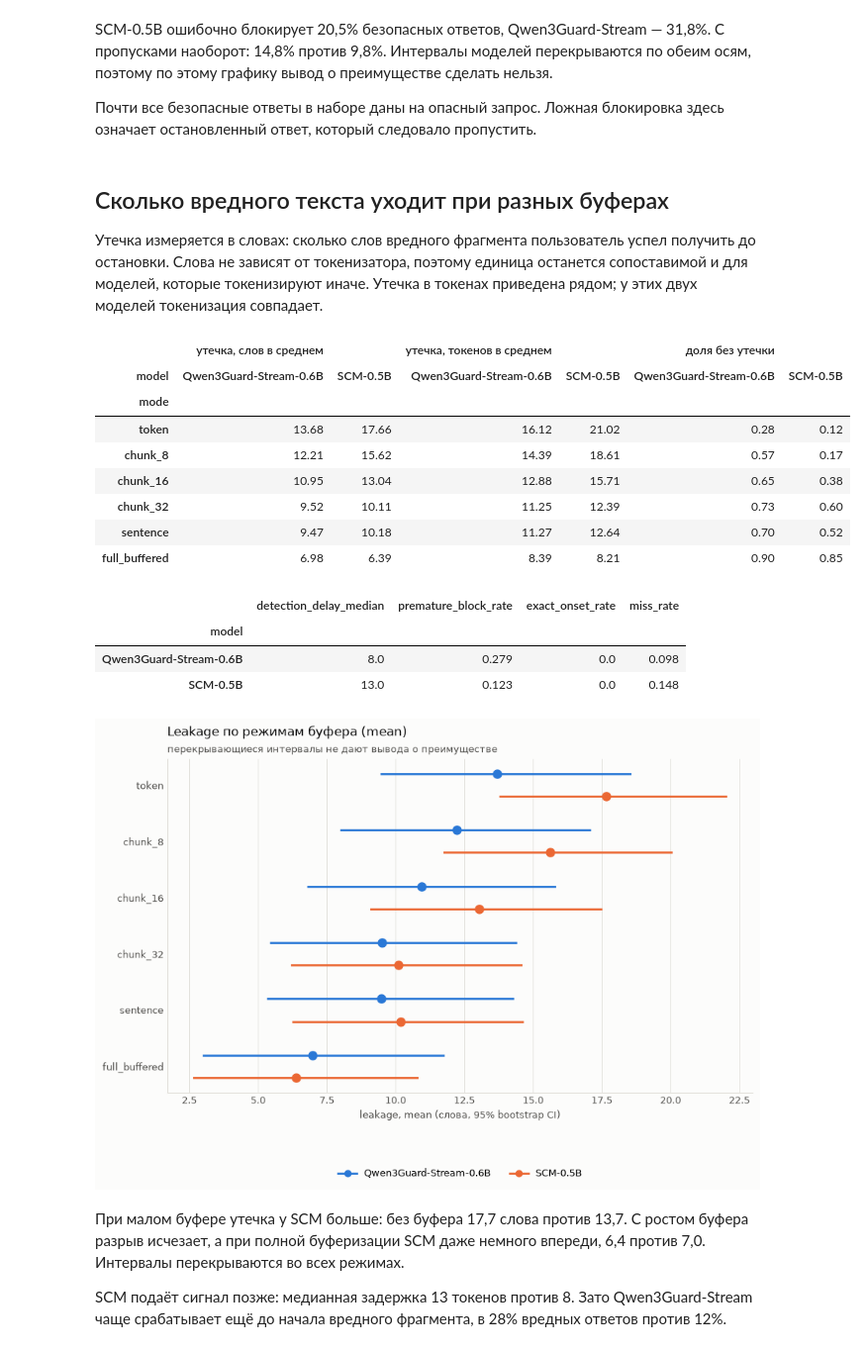
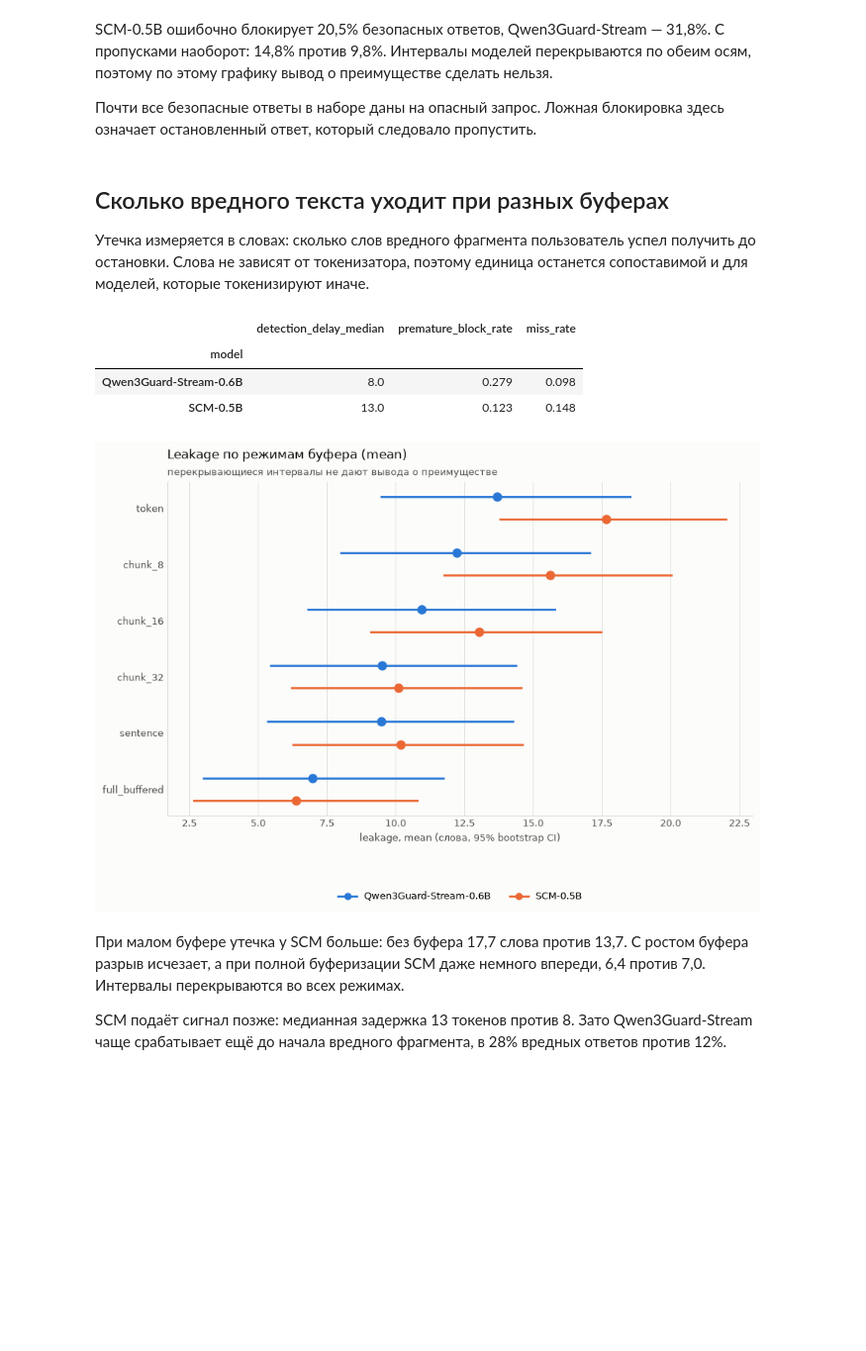
Before and after one commit to ZinewVova/Streaming-Guardrails, a Jupyter notebook: notebooks/06_model_comparison.ipynb, the cells around one changed output. Shown at 99% size. Drawn from its saved outputs; the diff is of its cells as text; code cells hidden in the pictures; blank space fills up the shorter version.

```diff
--- a/notebooks/06_model_comparison.ipynb
+++ b/notebooks/06_model_comparison.ipynb
@@ -80,49 +80,26 @@ SCM-0.5B ошибочно блокирует 20,5% безопасных отве
 # %% [markdown]
 ## Сколько вредного текста уходит при разных буферах
 
-Утечка измеряется в словах: сколько слов вредного фрагмента пользователь успел получить до остановки. Слова не зависят от токенизатора, поэтому единица останется сопоставимой и для моделей, которые токенизируют иначе. Утечка в токенах приведена рядом; у этих двух моделей токенизация совпадает.
+Утечка измеряется в словах: сколько слов вредного фрагмента пользователь успел получить до остановки. Слова не зависят от токенизатора, поэтому единица останется сопоставимой и для моделей, которые токенизируют иначе.
 # %%
 streaming = pd.concat(
     [compute_streaming_metrics(item.results).assign(model=item.name) for item in runs],
     ignore_index=True,
 )
 order = [mode for mode in plots.MODE_ORDER if mode in set(streaming["mode"])]
 names = [item.name for item in runs]
 
 
-def by_mode(column):
-    return streaming.pivot(index="mode", columns="model", values=column).loc[order, names]
-
-
-display(
-    pd.concat(
-        {
-            "утечка, слов в среднем": by_mode("leakage_words_mean"),
-            "утечка, токенов в среднем": by_mode("leakage_mean"),
-            "доля без утечки": by_mode("zero_leakage_rate"),
-        },
-        axis=1,
-    ).round(2)
-)
 timing = streaming.drop_duplicates("model").set_index("model")[
-    ["detection_delay_median", "premature_block_rate", "exact_onset_rate", "miss_rate"]
+    ["detection_delay_median", "premature_block_rate", "miss_rate"]
 ]
 display(timing.round(3))
 figure = plots.plot_model_leakage(streaming, statistic="mean", unit="words")
 # %% [output]
-|  | утечка, слов в среднем |  | утечка, токенов в среднем |  | доля без утечки |  |
-| model | Qwen3Guard-Stream-0.6B | SCM-0.5B | Qwen3Guard-Stream-0.6B | SCM-0.5B | Qwen3Guard-Stream-0.6B | SCM-0.5B |
-| mode |  |  |  |  |  |  |
-| token | 13.68 | 17.66 | 16.12 | 21.02 | 0.28 | 0.12 |
-| chunk_8 | 12.21 | 15.62 | 14.39 | 18.61 | 0.57 | 0.17 |
-| chunk_16 | 10.95 | 13.04 | 12.88 | 15.71 | 0.65 | 0.38 |
-| chunk_32 | 9.52 | 10.11 | 11.25 | 12.39 | 0.73 | 0.60 |
-| sentence | 9.47 | 10.18 | 11.27 | 12.64 | 0.70 | 0.52 |
-| full_buffered | 6.98 | 6.39 | 8.39 | 8.21 | 0.90 | 0.85 |
+|  | detection_delay_median | premature_block_rate | miss_rate |
+| model |  |  |  |
+| Qwen3Guard-Stream-0.6B | 8.0 | 0.279 | 0.098 |
+| SCM-0.5B | 13.0 | 0.123 | 0.148 |
-|  | detection_delay_median | premature_block_rate | exact_onset_rate | miss_rate |
-| model |  |  |  |  |
-| Qwen3Guard-Stream-0.6B | 8.0 | 0.279 | 0.0 | 0.098 |
-| SCM-0.5B | 13.0 | 0.123 | 0.0 | 0.148 |
 [figure]
 # %% [markdown]
 При малом буфере утечка у SCM больше: без буфера 17,7 слова против 13,7. С ростом буфера разрыв исчезает, а при полной буферизации SCM даже немного впереди, 6,4 против 7,0. Интервалы перекрываются во всех режимах.
```
Also changed, not shown: parts of 7 cells of this notebook, 1 other file.
